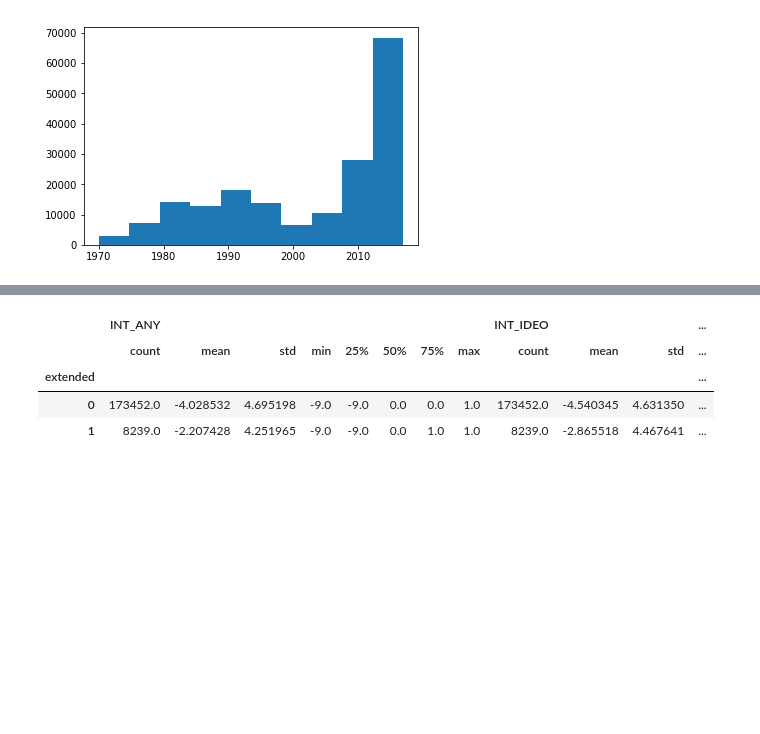
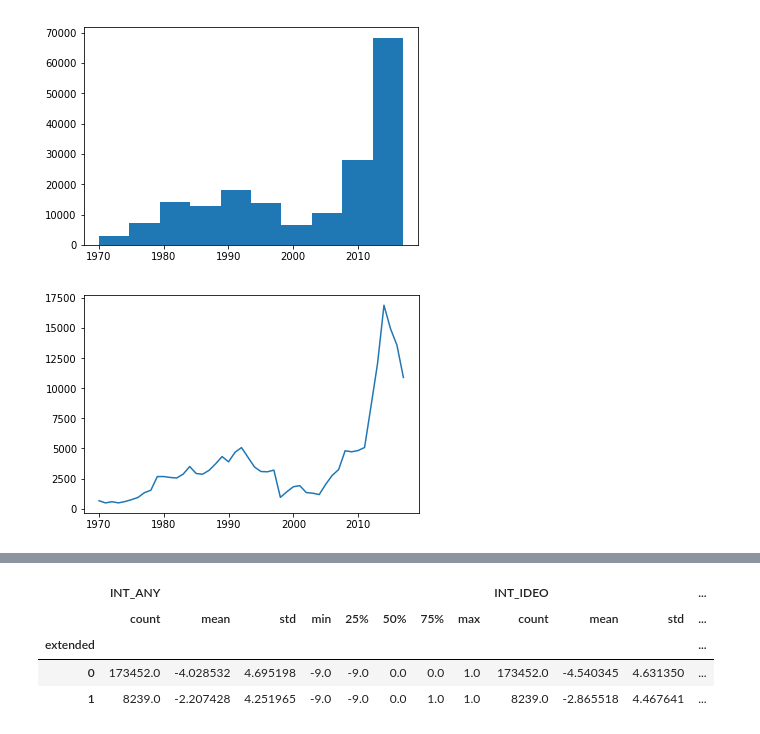
Before and after one commit to Achaad/data-mining-terrorism, a Jupyter notebook: Terrorism project.ipynb, the cells around one changed output, grey strips where cells are left out. Cells and saved outputs as stored; diff of their text form; code cells hidden in the pictures; blank space fills up the shorter version.

```diff
--- a/Terrorism project.ipynb
+++ b/Terrorism project.ipynb
@@ -37,3 +37,8 @@ plt.hist(data.iyear)
 plt.show()
 # %% [output]
 [figure]
+# %%
+plt.plot(data.groupby("iyear").eventid.count())
+plt.show()
+# %% [output]
+[figure, added]
```
Also changed, not shown: parts of 76 cells of this notebook.
